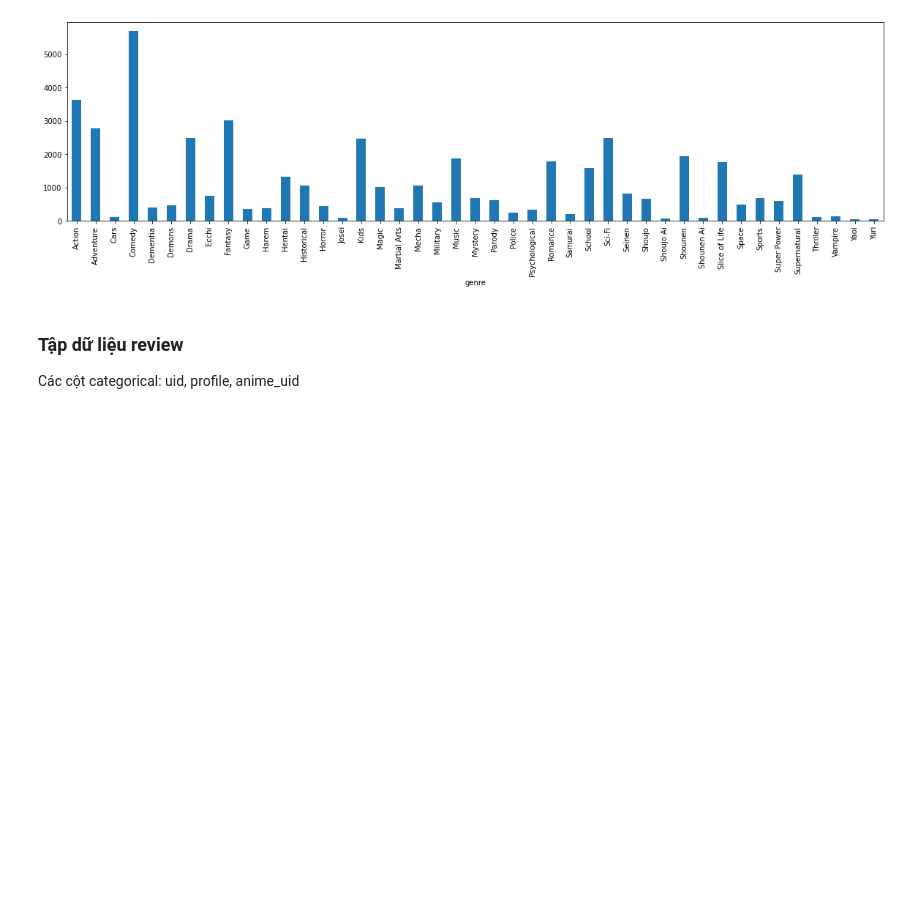
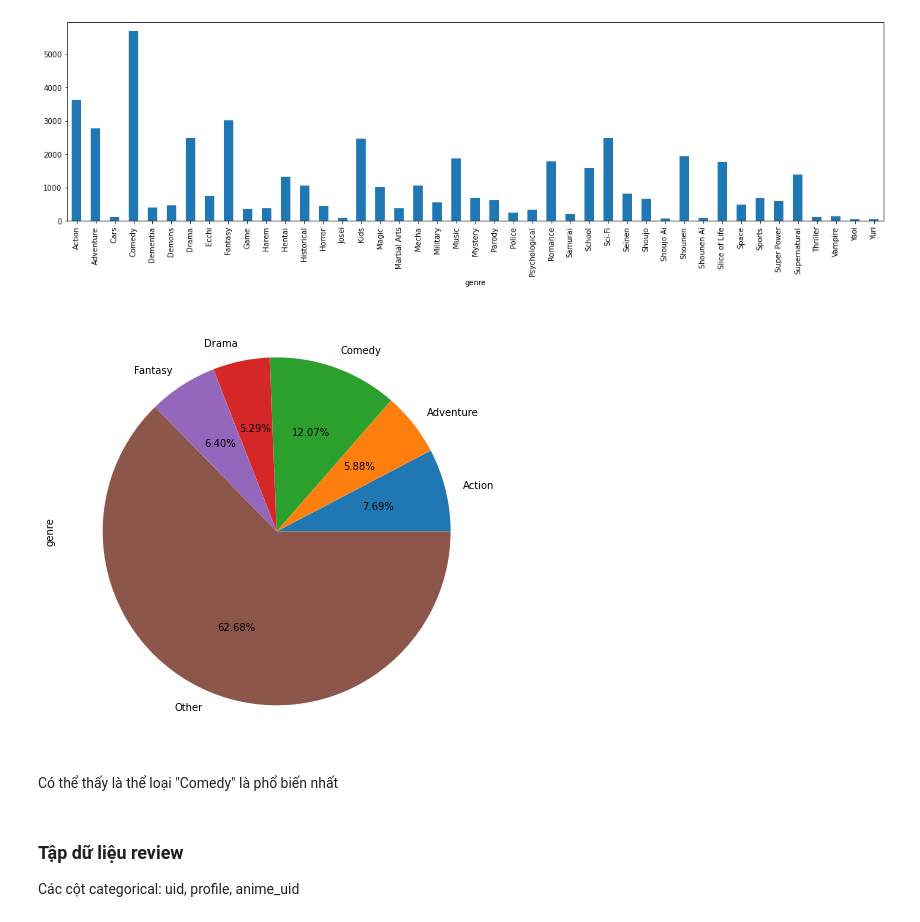
Before and after one commit to phineasla-hcmus/3.1-DS-Final, a Jupyter notebook: P4DS_FinalProject.ipynb, the cells around one changed output. Saved outputs shown, nothing was run; the diff lists cells and outputs as text; code cells hidden in the pictures; blank space fills up the shorter version.

```diff
--- a/P4DS_FinalProject.ipynb
+++ b/P4DS_FinalProject.ipynb
@@ -556,10 +557,25 @@ def count_genre():
     genre_s = anime_df['genre'].explode()
     return genre_s.groupby(genre_s).size()
 
-count_genre().plot.bar(figsize=(20, 5))
+genre_s = count_genre()
+genre_s.plot.bar(figsize=(20, 5))
 plt.show()
 # %% [output]
 [figure]
+# %%
+# fig = genre_s.plot.pie(figsize=(10, 10), autopct = "%0.2f%%")
+
+def top_genre(top: int):
+    not_top_genre = genre_s.sort_values(ascending=False).index[top:]
+    other = genre_s.rename({key: 'Other' for key in not_top_genre})
+    return other.groupby(level=0).sum()
+
+fig = top_genre(5).plot.pie(figsize=(8, 8), autopct = "%0.2f%%")
+plt.show()
+# %% [output]
+[figure, added]
+# %% [markdown]
+Có thể thấy là thể loại "Comedy" là phổ biến nhất
 # %% [markdown]
 ### Tập dữ liệu review
 
```
Also changed, not shown: parts of 5 cells of this notebook.
